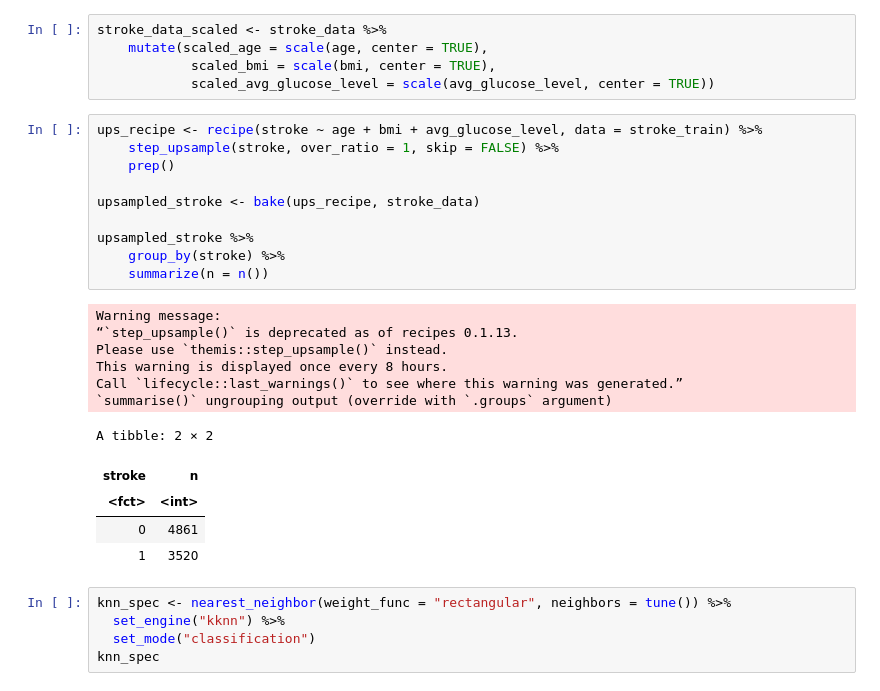
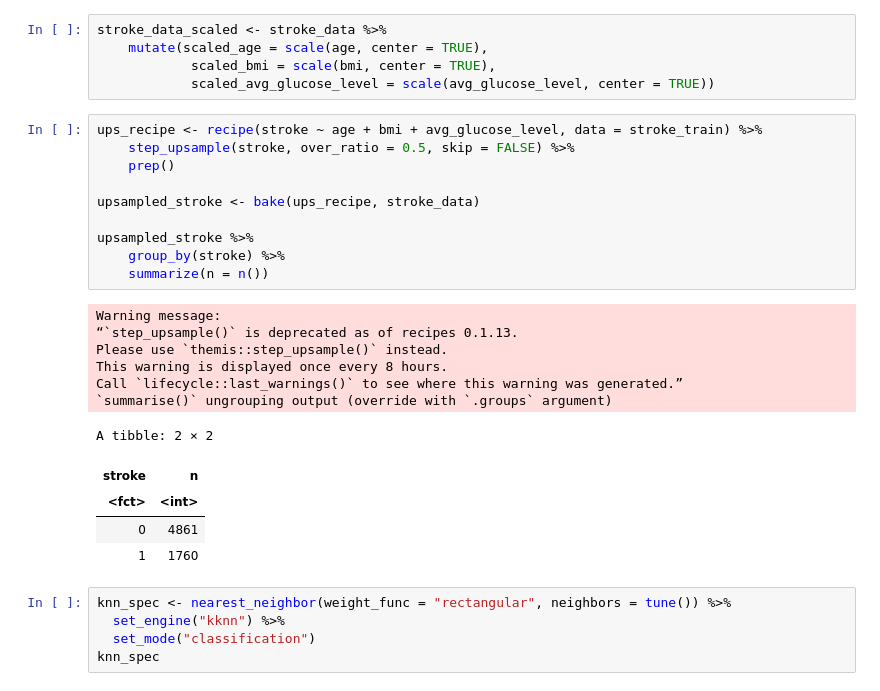
Before and after one commit to romansinkus/stroke-classification, a Jupyter notebook: Stroke_prediction.ipynb, the cells around one changed output. Saved outputs shown, nothing was run; the diff lists cells and outputs as text.

```diff
--- a/Stroke_prediction.ipynb
+++ b/Stroke_prediction.ipynb
@@ -218,26 +218,26 @@ stroke_data_scaled <- stroke_data %>%
             scaled_avg_glucose_level = scale(avg_glucose_level, center = TRUE))
 # %%
 ups_recipe <- recipe(stroke ~ age + bmi + avg_glucose_level, data = stroke_train) %>%
-    step_upsample(stroke, over_ratio = 1, skip = FALSE) %>%
+    step_upsample(stroke, over_ratio = 0.5, skip = FALSE) %>%
     prep()
 
 upsampled_stroke <- bake(ups_recipe, stroke_data)
 
 upsampled_stroke %>%
     group_by(stroke) %>%
     summarize(n = n())
 # %% [output]
 Warning message:
 “`step_upsample()` is deprecated as of recipes 0.1.13.
 Please use `themis::step_upsample()` instead.
 This warning is displayed once every 8 hours.
 Call `lifecycle::last_warnings()` to see where this warning was generated.”
 `summarise()` ungrouping output (override with `.groups` argument)
 A tibble: 2 × 2
 | stroke | n |
 | <fct> | <int> |
 | 0 | 4861 |
-| 1 | 3520 |
+| 1 | 1760 |
 # %%
 knn_spec <- nearest_neighbor(weight_func = "rectangular", neighbors = tune()) %>%
   set_engine("kknn") %>%
```
Also changed, not shown: parts of 8 cells of this notebook.
